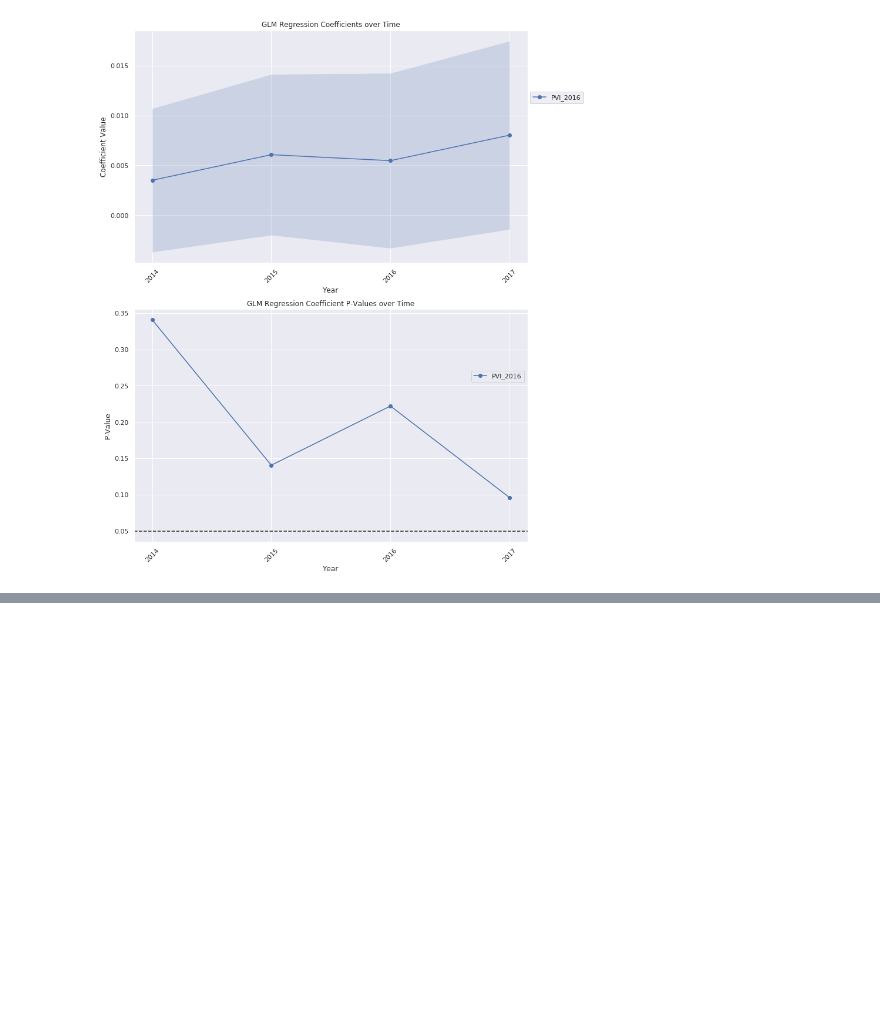
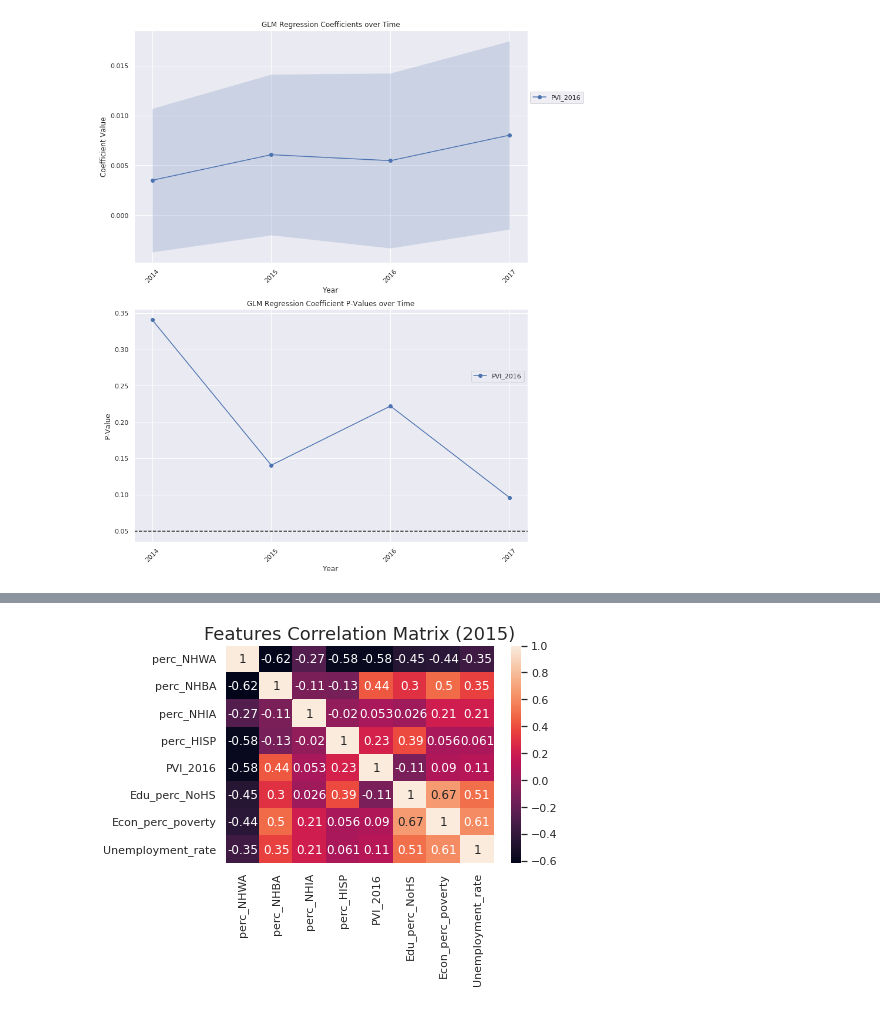
Before and after one commit to ryanbae89/gun-violence-uscounties, a Jupyter notebook: 3_results_visualization.ipynb, the cells around one changed output, grey strips where cells are left out. Cells and saved outputs as stored; diff of their text form; code cells hidden in the pictures; blank space fills up the shorter version.

```diff
--- a/3_results_visualization.ipynb
+++ b/3_results_visualization.ipynb
@@ -227,0 +258,4 @@ plot_coefficients(coeffs_full, features, save_filename)
+# %%
+plot_corr_matrix(2015, feature_cols)
+# %% [output]
+[figure, added]
```
Also changed, not shown: parts of 6 cells of this notebook, 6 other files.
